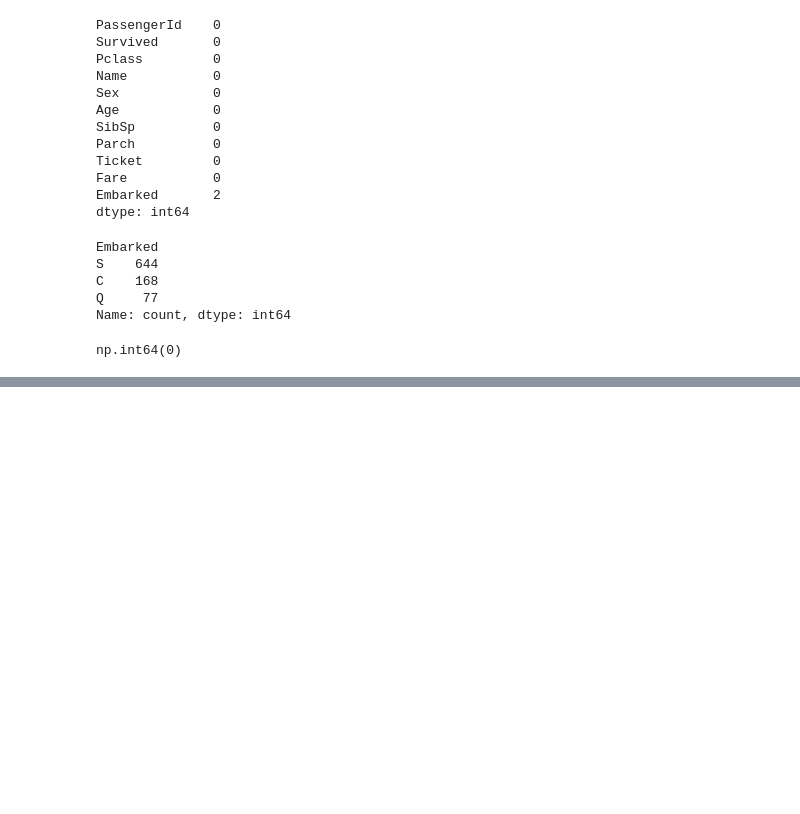
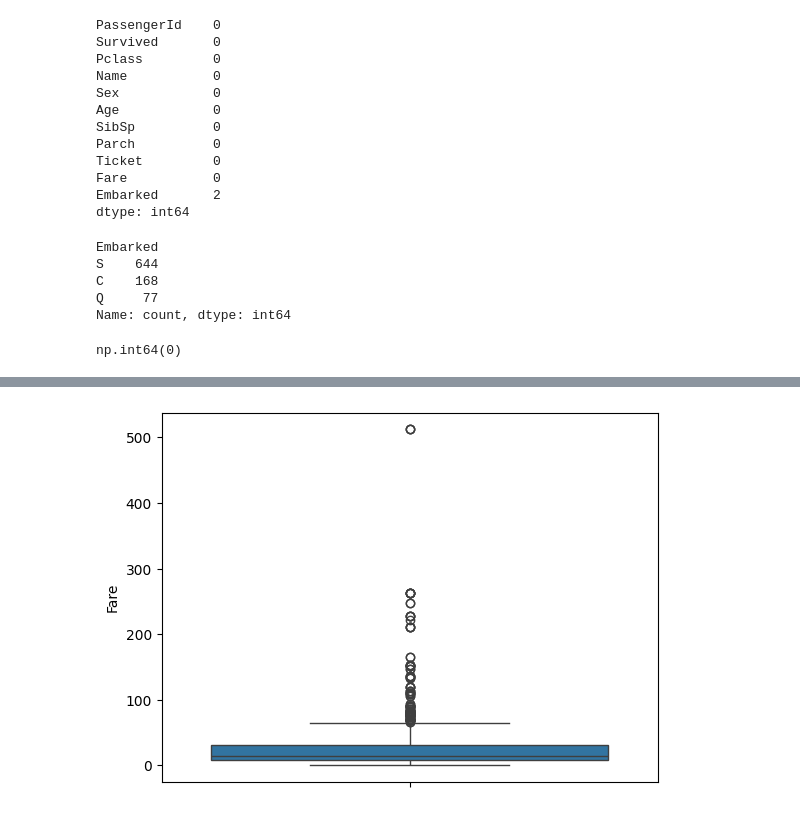
Before and after one commit to Abdullahhas/ML, a Jupyter notebook: preprocessing/1st.ipynb, the cells around one changed output, grey strips where cells are left out. Drawn from its saved outputs; the diff is of its cells as text; code cells hidden in the pictures; blank space fills up the shorter version.

```diff
--- a/preprocessing/1st.ipynb
+++ b/preprocessing/1st.ipynb
@@ -117,3 +117,8 @@ df['Embarked'] = df['Embarked'].fillna(embarked_mode)
 df['Embarked'].isnull().sum()
 # %% [output]
 np.int64(0)
+# %%
+# Encoding
+# Since we dont have too much categorical col so we can do One hot label encoding here
+df = pd.get_dummies(df , columns=['Sex' , 'Embarked'] , drop_first=True)
+df.head()
@@ -119,0 +154,5 @@ np.int64(0)
+# %%
+#we convert into int because we want 1 and 0 beacuse it is helpful in future
+df['Embarked_Q'] = df['Embarked_Q'].astype('int')
+df['Embarked_S'] = df['Embarked_S'].astype('int')
+df['Sex_male'] = df['Sex_male'].astype('int')
@@ -119,0 +204,8 @@ np.int64(0)
+# %%
+# Check for outliers
+import seaborn as sns
+import matplotlib.pyplot as plt
+sns.boxplot(df['Fare'])
+plt.show()
+# %% [output]
+[figure, added]
```
Also changed, not shown: parts of 6 cells of this notebook.
